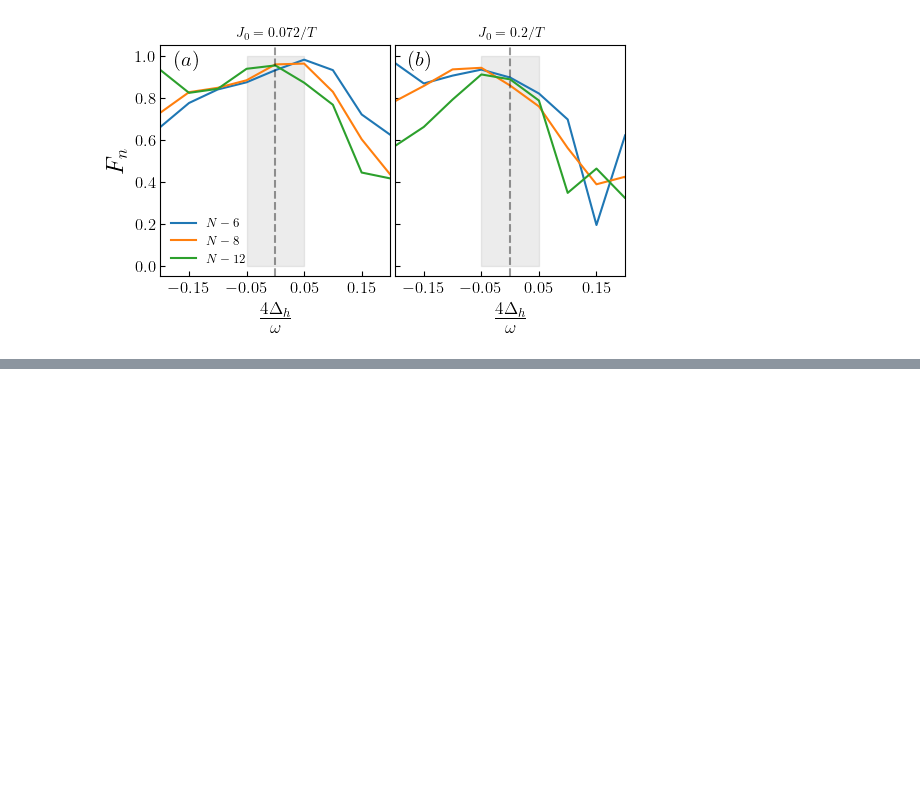
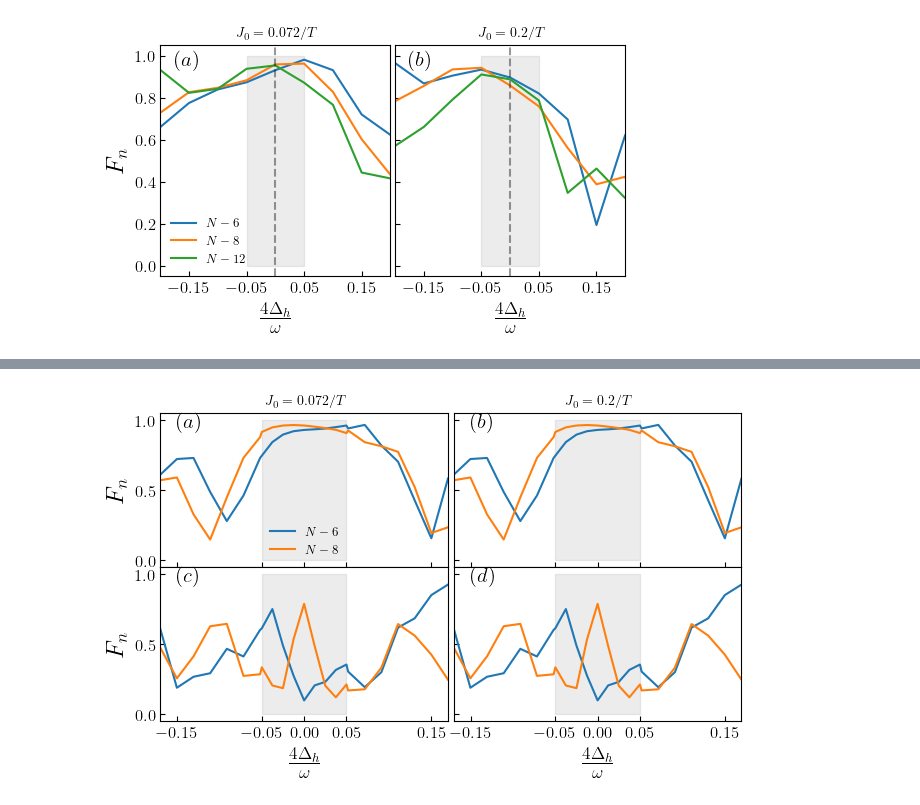
Before and after one commit to rahmahi/Chimera_Time_Crystal, a Jupyter notebook: codes/new_algo/fidelity/fidelity_stand_alone.ipynb, the cells around one changed output, grey strips where cells are left out. Drawn from its saved outputs; the diff is of its cells as text; code cells hidden in the pictures; blank space fills up the shorter version.

```diff
--- a/codes/new_algo/fidelity/fidelity_stand_alone.ipynb
+++ b/codes/new_algo/fidelity/fidelity_stand_alone.ipynb
@@ -271,0 +523,72 @@ fidelity_N12_beta_0_.hdf5
+# %%
+import h5py
+import numpy as np
+import matplotlib.pyplot as plt
+from scipy import interpolate
+
+plt.rcParams.update({"figure.figsize": (7.5,4),"text.usetex": True,"font.family": "sans-serif",
+    "font.size": 12,"font.sans-serif": ["Helvetica"]})
+
+
+fig, axs = plt.subplots(2, 2, sharex=True, sharey=True)
+plt.subplots_adjust(hspace=0.0, wspace=0.02)
+
+
+with open("fidelity.txt", 'r') as fp:
+    lines = fp.readlines()
+    x = len(lines)
+    for i in range(0,x):
+        filename = lines[i][:-1]
+        print(filename)
+
+        with h5py.File(filename, "r") as f:
+            fidel = f['fidelilty'][()]
+            times = f['times'][()]
+            deltas = f['deltas'][()]
+            Jvalues = f.attrs['Jvalues']
+            beta = f.attrs['beta']
+            w = f.attrs['w']
+            N = f.attrs['N']
+            time_periods = f.attrs['time_periods']
+            h = f.attrs['h']
+
+            fidels = fidel.reshape((2, len(deltas)))
+
+            print(h, freezing_pt * w/4, 6.0 * w/4)
+
+            if h == freezing_pt * w/4:
+                i = 0
+            if h == 6.0 * w/4:
+                i = 1
+
+            for j in range(2):
+                x = deltas
+                y = fidels[i].real
+                axs[i][j].plot(4*x/w, y, label = fr"$N-{N}$")
+
+for i in range(2):
+    for j in range(2):
+
+        axs[i][j].set_xlabel(r'$\frac{4\Delta_h}{\omega}$', fontsize = 18)
+        axs[i][j].tick_params(which='both', axis="both", direction="in")
+        axs[i][1].set_xticks([-.15,-.05,0,0.05,.15])
+        axs[i][j].set_xlim(-.17,.17)
+
+        axs[i][j].fill_betweenx(y=[0, 1], x1=-0.05, x2=0.05, color='gray', alpha=0.15)
+
+        axs[i][0].set_ylabel(r'$F_n$', fontsize = 18)
+
+axs[0][0].set_title(fr"$J_0 = 0.072/T$", fontsize = 10)
+axs[0][1].set_title(fr"$J_0 = 0.2/T$", fontsize = 10)
+
+axs[0][0].text(-0.15, 0.952, r"$(a)$", fontsize=15, bbox=dict(facecolor='white', alpha=0.0))
+axs[0][1].text(-0.15, 0.952, r"$(b)$", fontsize=15, bbox=dict(facecolor='white', alpha=0.0))
+axs[1][0].text(-0.15, 0.952, r"$(c)$", fontsize=15, bbox=dict(facecolor='white', alpha=0.0))
+axs[1][1].text(-0.15, 0.952, r"$(d)$", fontsize=15, bbox=dict(facecolor='white', alpha=0.0))
+
+axs[0][0].legend(frameon = False,fontsize = 9)
+plt.savefig('fidelity.pdf', bbox_inches='tight', pad_inches=0.0)
+plt.savefig('fidelity.svg', bbox_inches='tight', pad_inches=0.0,dpi = 600)
+
+plt.show()
+# %% [output]
@@ -271,0 +603 @@ fidelity_N12_beta_0_.hdf5
+[figure, added]
```
Also changed, not shown: parts of 5 cells of this notebook, 10 other files.
